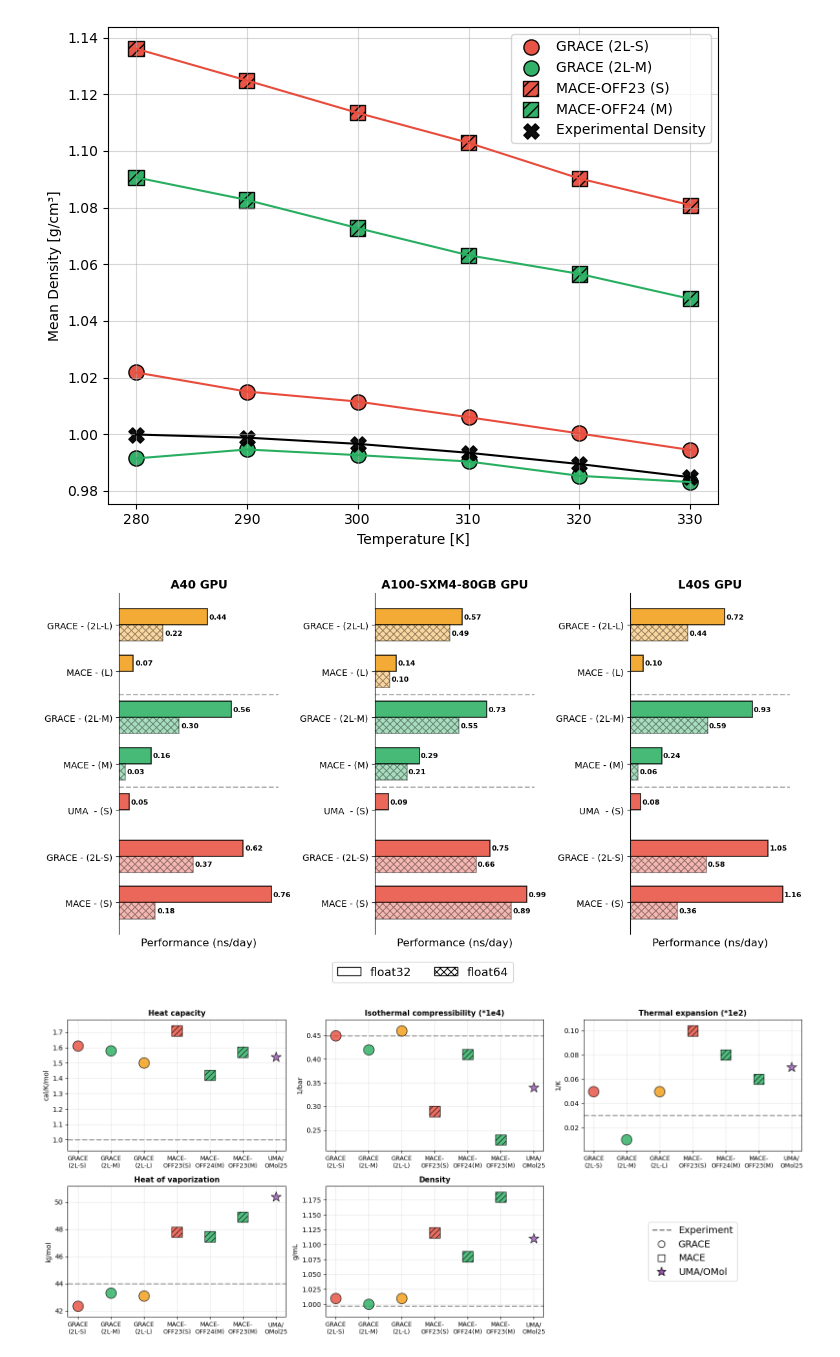
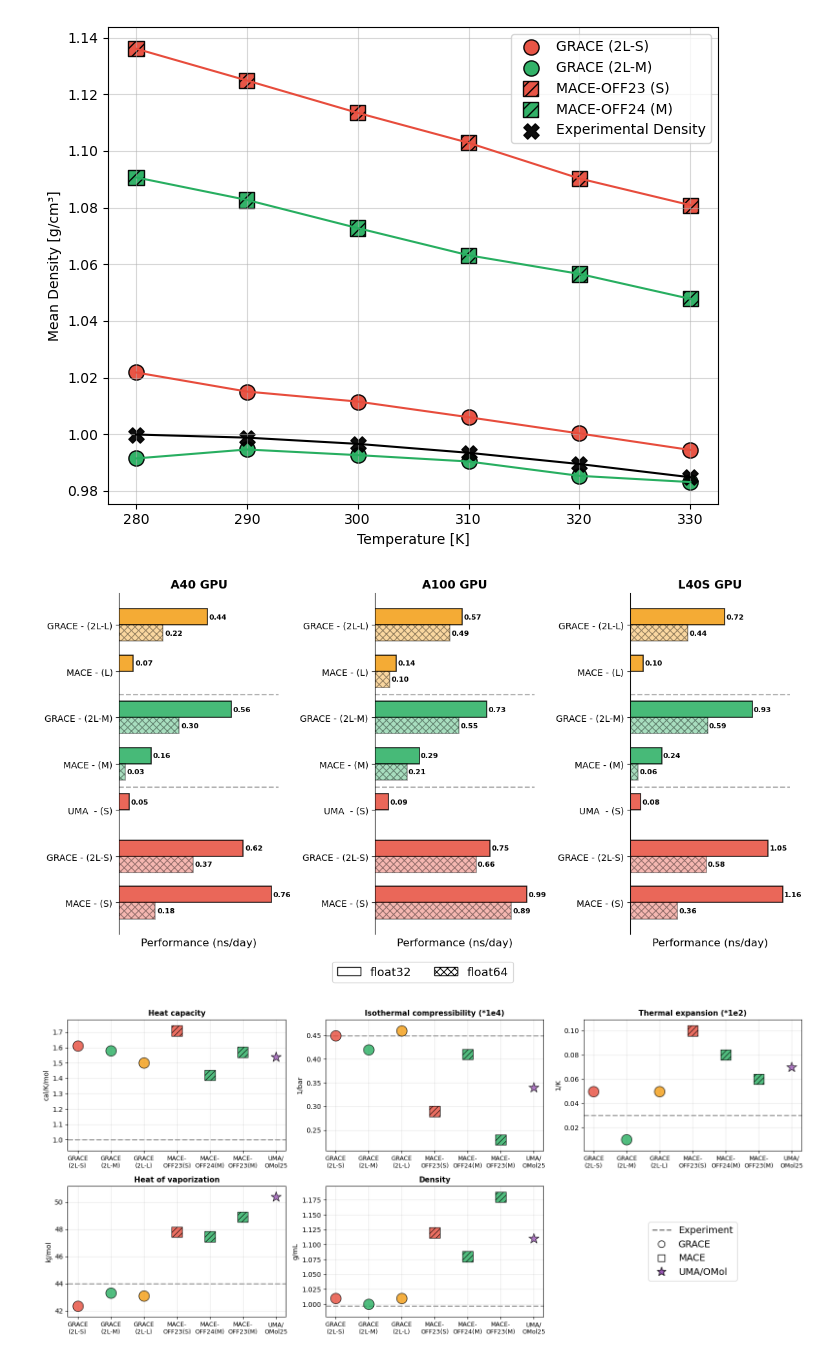
Before and after one commit to heid-lab/grace-off, a Jupyter notebook: analysis/final_plots.ipynb, the cells around one changed output. Cells and saved outputs as stored; diff of their text form; code cells hidden in the pictures.

Commit message:
changing name to A100

```diff
--- a/analysis/final_plots.ipynb
+++ b/analysis/final_plots.ipynb
@@ -707,7 +697,7 @@ sorted_data = data.sort_values(["size_order", "model_order"], ascending=[True, T
 fig, axes = plt.subplots(1, 3, figsize=(12, 6), sharey=False)
 
 # Process each GPU
-gpu_names = ["NVIDIA A40", "NVIDIA A100-SXM4-80GB", "NVIDIA L40S"]
+gpu_names = ["NVIDIA A40", "NVIDIA A100", "NVIDIA L40S"]
 
 for idx, gpu_name in enumerate(gpu_names):
     ax = axes[idx]
@@ -798,34 +788,34 @@ for idx, gpu_name in enumerate(gpu_names):
     ax.spines["bottom"].set_visible(False)
 
     # Remove x-axis ticks and labels
     ax.tick_params(axis="x", which="both", bottom=False, top=False, labelbottom=False)
 
     # Add separator lines between size groups (between small-medium and medium-large)
     for pos in [2.5, 4.5]:
         ax.axhline(y=pos, color="gray", linestyle="--", linewidth=1.5, alpha=0.6)
 
 # Create legend for sizes and float32 pattern
 from matplotlib.patches import Patch
 
 legend_elements = [  # Patch(facecolor='#e74c3c', edgecolor='black', label='Small', alpha=0.7),
     #    Patch(facecolor='#27ae60', edgecolor='black', label='Medium', alpha=0.7),
     #    Patch(facecolor='#f39c12', edgecolor='black', label='Large', alpha=0.7),
     Patch(facecolor="white", edgecolor="black", label="float32"),
     Patch(facecolor="white", edgecolor="black", hatch="xxx", label="float64"),
 ]
 fig.legend(
     handles=legend_elements,
     loc="lower center",
     bbox_to_anchor=(0.5, -0.08),
     ncol=5,
     fontsize=13,
 )
 
 plt.tight_layout()
 plt.savefig("compPerformance.pdf", bbox_inches="tight")
 plt.show()
 # %% [output]
-[figure, old version]
+[figure, new version]
 # %%
 # Dictionary containing all properties for different models
 properties_data = {
```
Also changed, not shown: parts of 1 cell of this notebook, 1 other file.
